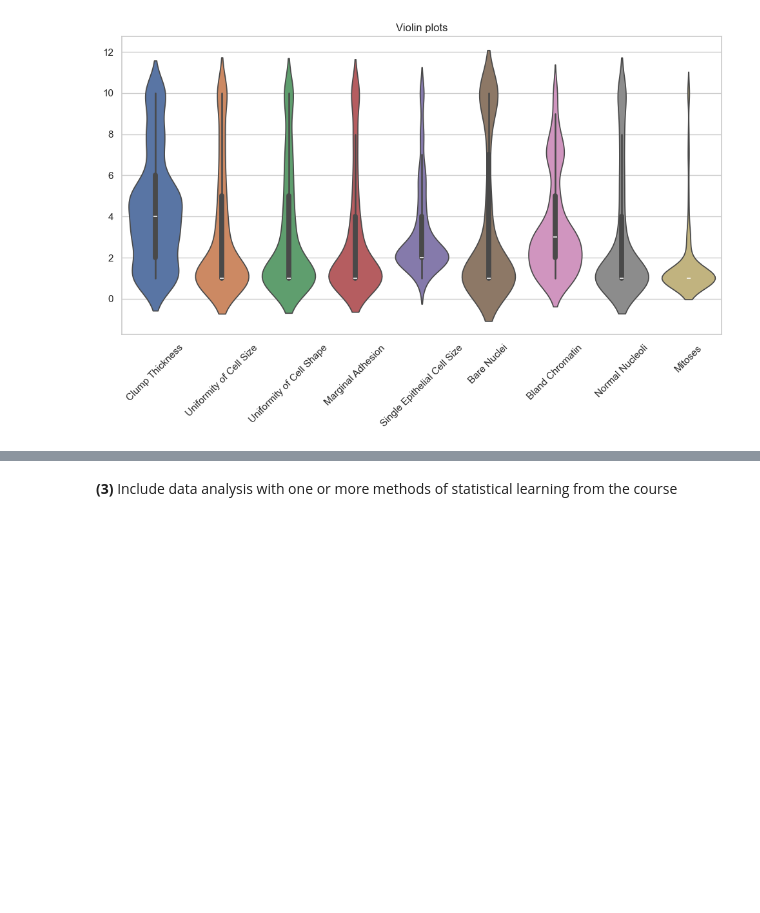
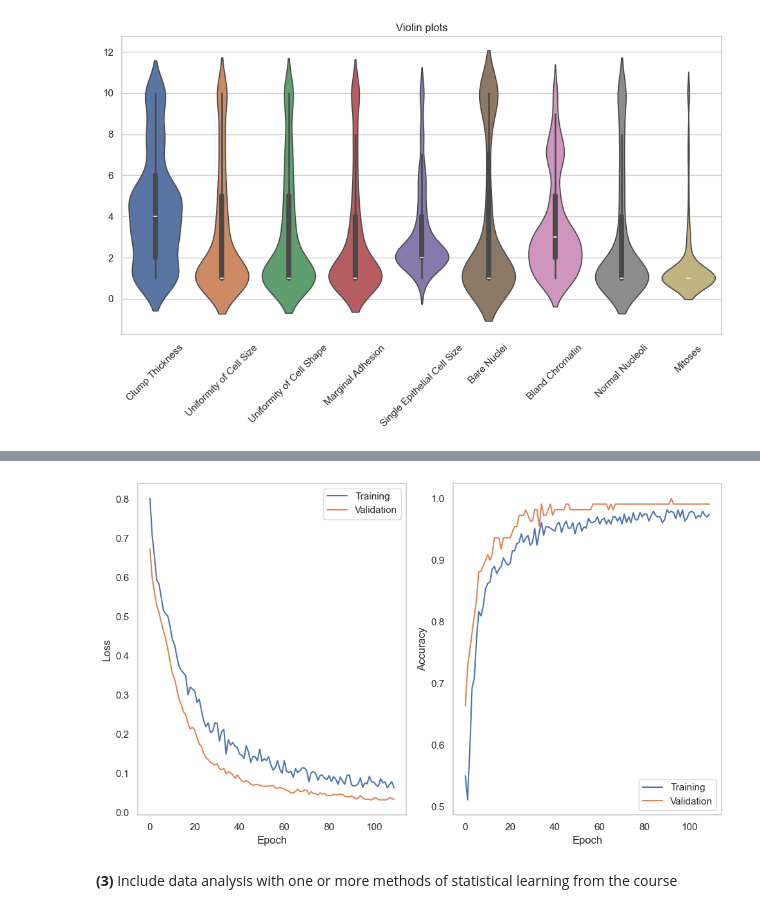
Before and after one commit to 18alle18/Reproducible-Challenge-Project, a Jupyter notebook: Project_Alexander_Love.ipynb, the cells around one changed output, grey strips where cells are left out. Cells and saved outputs as stored; diff of their text form; code cells hidden in the pictures; blank space fills up the shorter version.

Commit message:
Created neural network
Neural network created, plotted training and validation loss and accuracy.

```diff
--- a/Project_Alexander_Love.ipynb
+++ b/Project_Alexander_Love.ipynb
@@ -31,7 +32,7 @@ column_names = [
     "Mitoses",
     "Class"
 ]
-class_dict = {2: "benign", 4: "malign"}
+class_dict = {2: "Benign", 4: "Malignant"}
 input_df = pd.read_csv("Data files/breast-cancer-wisconsin.data", header=None, names=column_names, na_values=["?"])
 input_df["Class"] = input_df["Class"].replace(class_dict)
 # %%
@@ -116,0 +125,12 @@ for variable_index, variable in enumerate(independent_variables):
+# %%
+# Create network
+
+simple_network = keras.Sequential()
+simple_network.add(keras.layers.Input(shape=(len(independent_variables),)))
+simple_network.add(keras.layers.Dense(32, activation="relu"))
+simple_network.add(keras.layers.Dropout(0.2))
+simple_network.add(keras.layers.Dense(16, activation="relu"))
+simple_network.add(keras.layers.Dropout(0.2))
+simple_network.add(keras.layers.Dense(1, activation="sigmoid"))
+simple_network.compile(optimizer="adam", loss="binary_crossentropy", metrics=["accuracy", "precision", "recall"])
+simple_network.summary()
@@ -116,0 +155,3 @@ for variable_index, variable in enumerate(independent_variables):
+# %%
+early_stopping = keras.callbacks.EarlyStopping(monitor="val_loss", patience=10, restore_best_weights=True)
+history = simple_network.fit(x_train, y_train, epochs=200, batch_size=32, validation_split=0.2, callbacks=[early_stopping])
@@ -117,3 +176,32 @@ for variable_index, variable in enumerate(independent_variables):
+# %%
+figure, axes = plt.subplots(1, 2)
+
+axis=axes[0]
+training_loss = history.history["loss"]
+validation_loss = history.history["val_loss"]
+axis.plot(training_loss, label="Training")
+axis.plot(validation_loss, label="Validation")
+axis.grid()
+axis.legend()
+axis.set_xlabel("Epoch")
+axis.set_ylabel("Loss")
+
+axis = axes[1]
+training_accuracy = history.history["accuracy"]
+validation_accuracy = history.history["val_accuracy"]
+axis.plot(training_accuracy, label="Training")
+axis.plot(validation_accuracy, label="Validation")
+axis.grid()
+axis.legend()
+axis.set_xlabel("Epoch")
+axis.set_ylabel("Accuracy")
+
+figure.set_size_inches(10, 6)
+figure.tight_layout()
+
+plt.show()
+# %% [output]
+[figure, added]
 # %% [markdown]
 __(3)__ Include data analysis with one or more methods of statistical learning from the course
 # %% [markdown]
```
Also changed, not shown: parts of 5 cells of this notebook.
